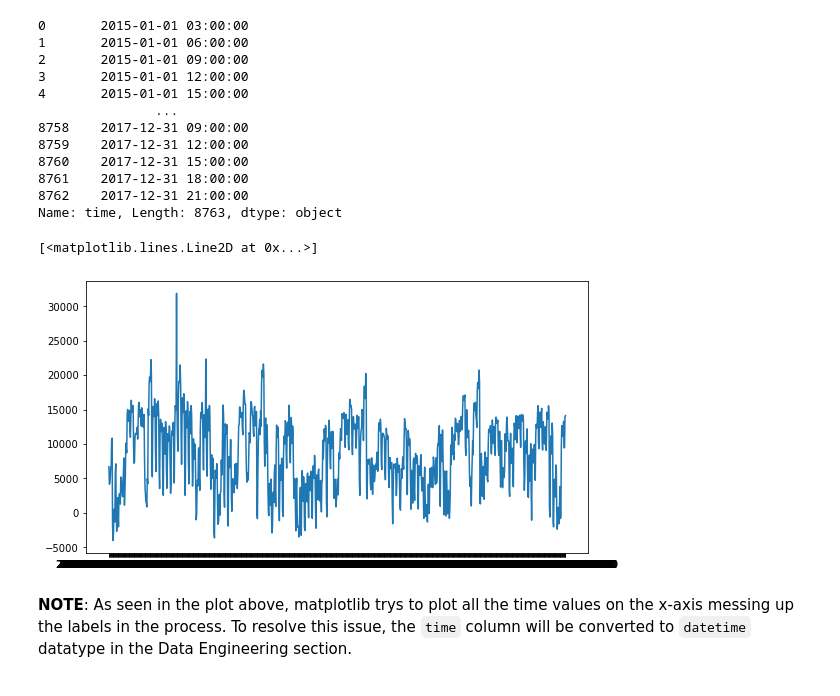
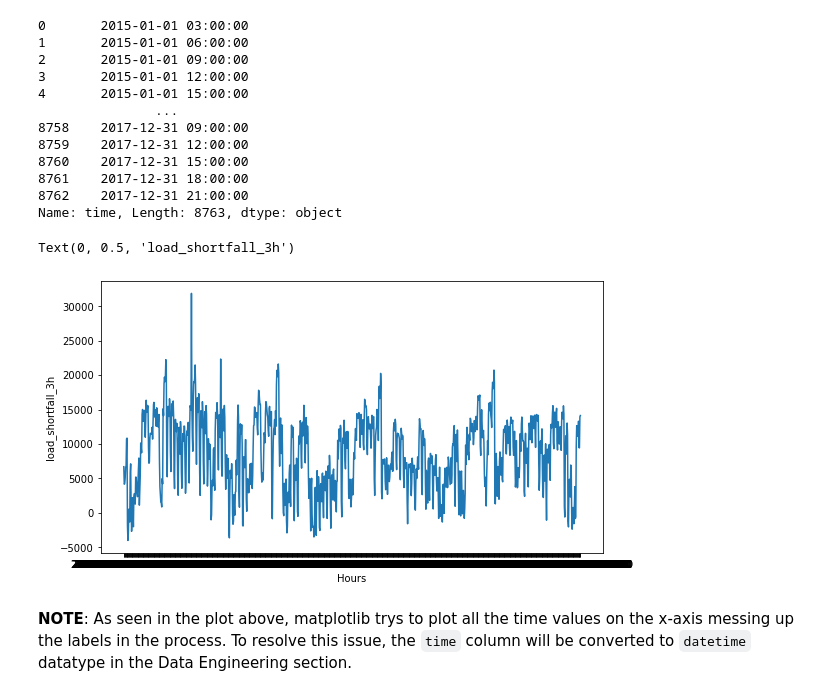
Before and after one commit to egah1111/AR_Team1_-Regression_Predict_Kaggle, a Jupyter notebook: starter-notebook-Copy1_ruth.ipynb, the cells around one changed output. Drawn from its saved outputs; the diff is of its cells as text; code cells hidden in the pictures.

```diff
--- a/starter-notebook-Copy1_ruth.ipynb
+++ b/starter-notebook-Copy1_ruth.ipynb
@@ -460,10 +458,12 @@ Name: time, Length: 8763, dtype: object
 # %%
 # Plotting the target variable `load_shortfall_3h` vs time
 plt.figure(figsize=(9,5))
 plt.plot(df_train["time"][:1000], df_train["load_shortfall_3h"][:1000]) # For the 1st 1000 rows
+plt.xlabel("Hours")
+plt.ylabel("load_shortfall_3h")
 # %% [output]
-[<matplotlib.lines.Line2D at 0x...>]
+Text(0, 0.5, 'load_shortfall_3h')
-[figure, old version]
+[figure, new version]
 # %% [markdown]
 **NOTE**: As seen in the plot above, matplotlib trys to plot all the time values on the x-axis messing up the labels in the process. To resolve this issue, the `time` column will be converted to `datetime` datatype in the Data Engineering section.
 # %%
```
Also changed, not shown: parts of 40 cells of this notebook, 3 other files.
